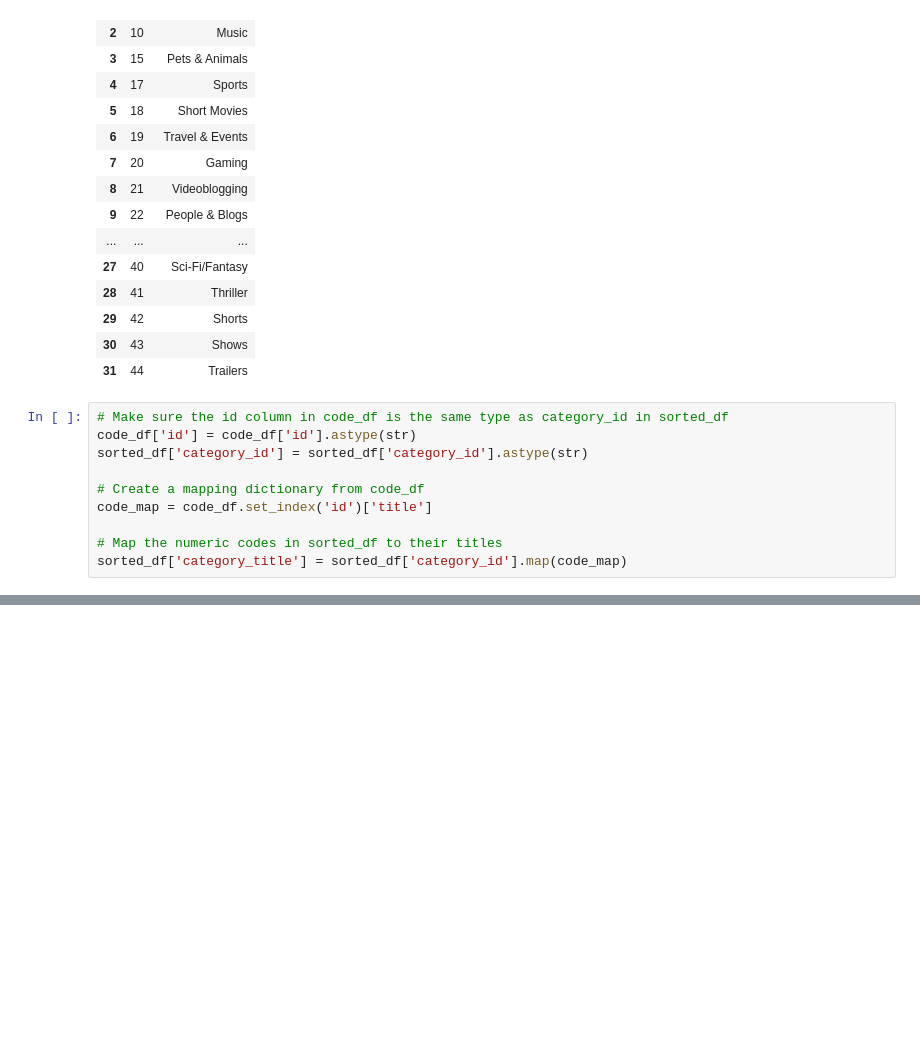
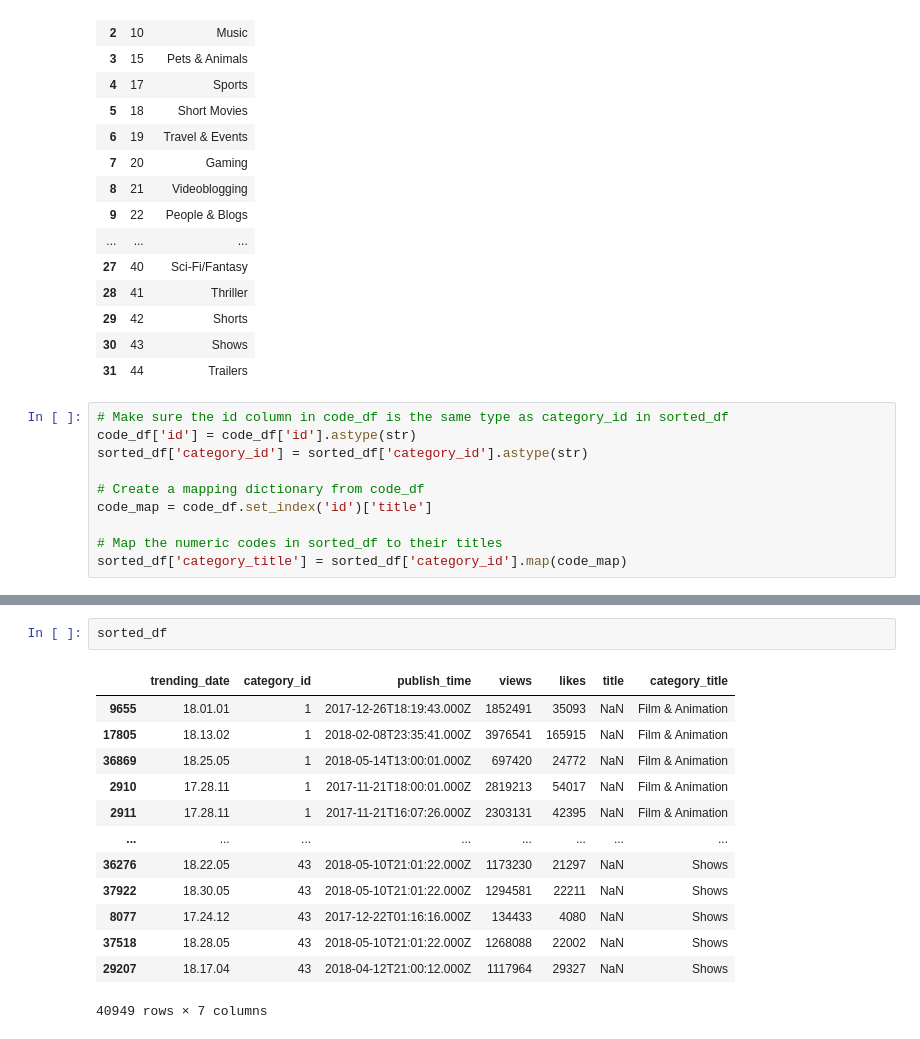
Before and after one commit to DarGo17/youtube, a Jupyter notebook: YouTube Assignmnet.ipynb, the cells around one changed output, grey strips where cells are left out. Saved outputs shown, nothing was run; the diff lists cells and outputs as text; blank space fills up the shorter version.

Commit message:
date time

```diff
--- a/YouTube Assignmnet.ipynb
+++ b/YouTube Assignmnet.ipynb
@@ -220,0 +219,16 @@ plt.show()
+# %%
+sorted_df
+# %% [output]
+|  | trending_date | category_id | publish_time | views | likes | title | category_title |
+| 9655 | 18.01.01 | 1 | 2017-12-26T18:19:43.000Z | 1852491 | 35093 | NaN | Film & Animation |
+| 17805 | 18.13.02 | 1 | 2018-02-08T23:35:41.000Z | 3976541 | 165915 | NaN | Film & Animation |
+| 36869 | 18.25.05 | 1 | 2018-05-14T13:00:01.000Z | 697420 | 24772 | NaN | Film & Animation |
+| 2910 | 17.28.11 | 1 | 2017-11-21T18:00:01.000Z | 2819213 | 54017 | NaN | Film & Animation |
+| 2911 | 17.28.11 | 1 | 2017-11-21T16:07:26.000Z | 2303131 | 42395 | NaN | Film & Animation |
+| ... | ... | ... | ... | ... | ... | ... | ... |
+| 36276 | 18.22.05 | 43 | 2018-05-10T21:01:22.000Z | 1173230 | 21297 | NaN | Shows |
+| 37922 | 18.30.05 | 43 | 2018-05-10T21:01:22.000Z | 1294581 | 22211 | NaN | Shows |
+| 8077 | 17.24.12 | 43 | 2017-12-22T01:16:16.000Z | 134433 | 4080 | NaN | Shows |
+| 37518 | 18.28.05 | 43 | 2018-05-10T21:01:22.000Z | 1268088 | 22002 | NaN | Shows |
+| 29207 | 18.17.04 | 43 | 2018-04-12T21:00:12.000Z | 1117964 | 29327 | NaN | Shows |
+40949 rows × 7 columns
```
Also changed, not shown: parts of 9 cells of this notebook.
